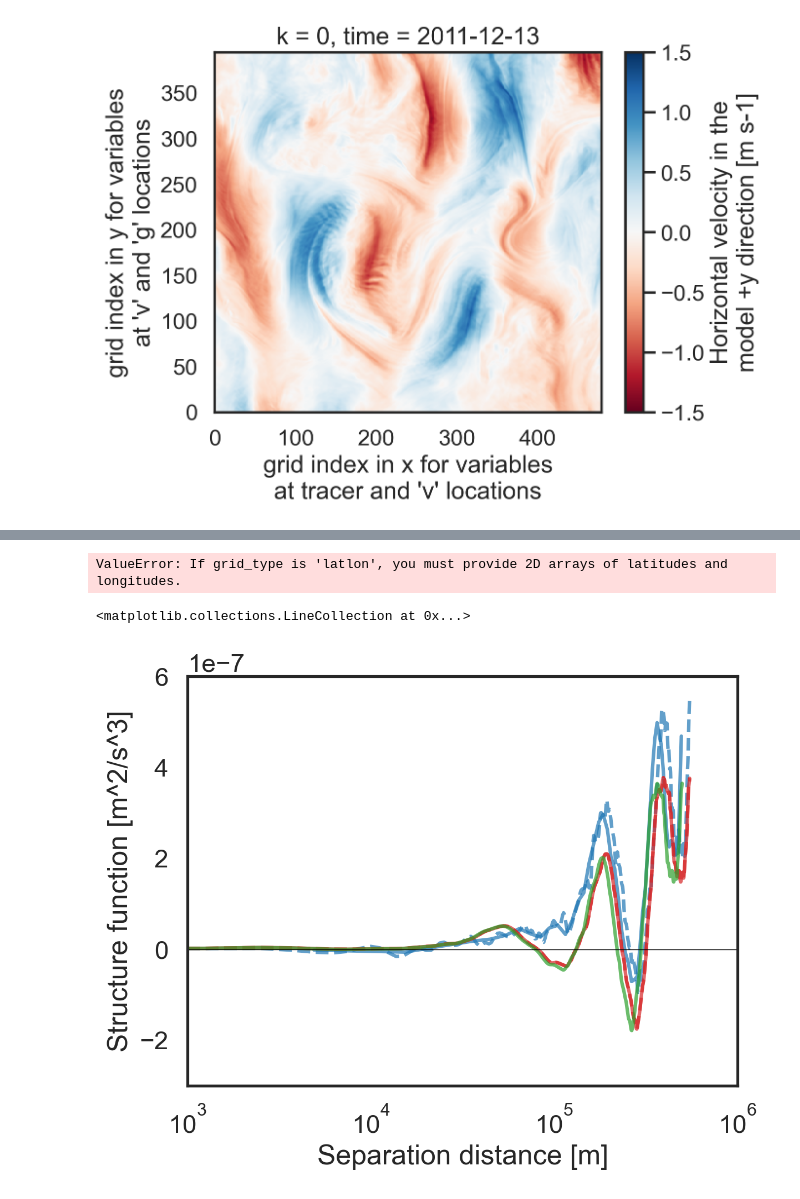
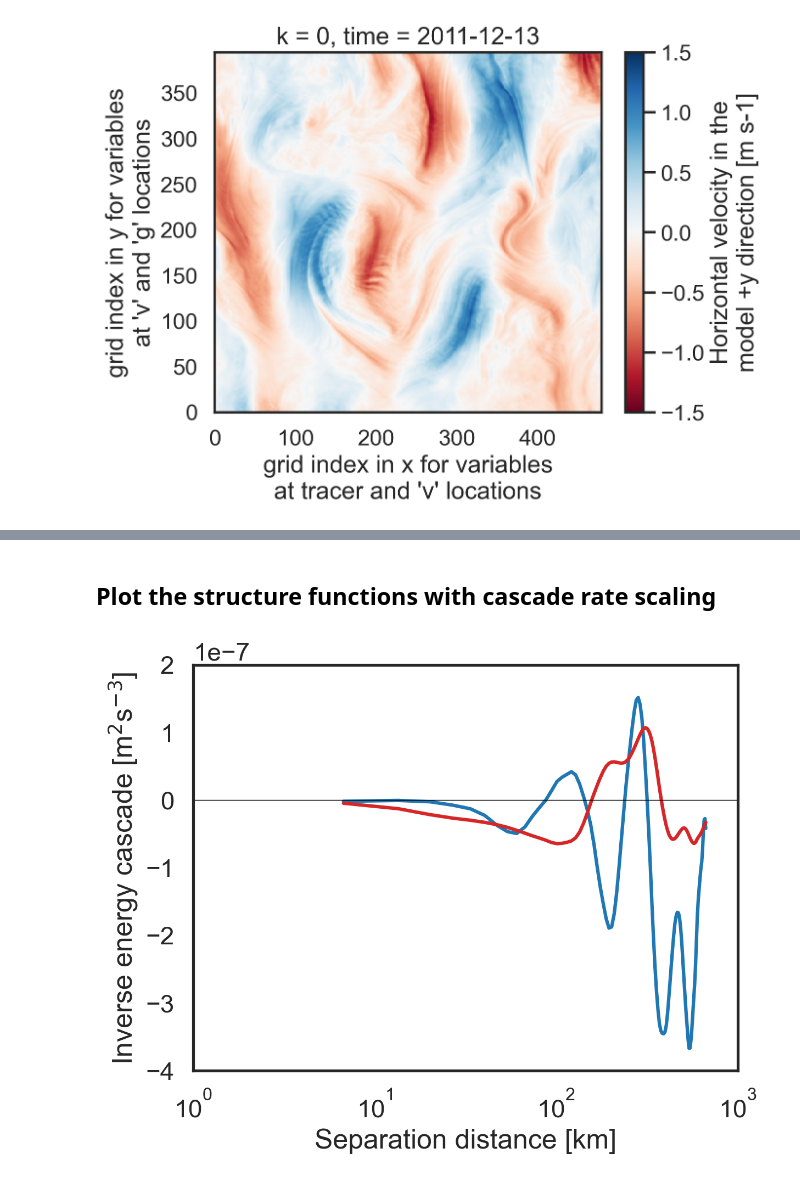
Before and after one commit to cassidymwagner/fluidsf, a Jupyter notebook: docs/source/ex_mitgcm.ipynb, the cells around one changed output, grey strips where cells are left out. Saved outputs shown, nothing was run; the diff lists cells and outputs as text; code cells hidden in the pictures.

Commit message:
finished mitgcm draft, removed from docs since latlon is not ready

```diff
--- a/docs/source/ex_mitgcm.ipynb
+++ b/docs/source/ex_mitgcm.ipynb
@@ -33,9 +33,7 @@ We will use `xarray` to load the `nc` file. The file used in this example is in
 
 **Note**: The ECCO data is not provided in the FluidSF repository, so you must instead access the data through [PO.DAAC](https://podaac.jpl.nasa.gov/dataset/MITgcm_LLC4320_Pre-SWOT_JPL_L4_ACC_SMST_v1.0) or other methods.
 # %%
-ds = xr.open_dataset(
-    "/Volumes/Promise Disk/data/mitgcm/acc_data/LLC4320_pre-SWOT_ACC_SMST_20111213.nc"
-)
+ds = xr.open_dataset("/path/to/ecco/data.nc")
 # %%
 ds = ds.isel(time=0, k=0)
 # %%
@@ -50,36 +54,35 @@ plt.show()
 # %%
 sf = fluidsf.generate_structure_functions(
-    ds.U.values,
-    ds.V.values,
-    y=ds.XC.values[0,:],
-    x=ds.YC.values[:,0],
+    u=ds.U.values,
+    v=ds.V.values,
+    lons=ds.XC.values,
+    lats=ds.YC.values,
     sf_type=["ASF_V", "LLL"],
     boundary=None,
-    dx=ds.DXC.values[0,:],
-    dy=ds.DYC.values[:,0],
     grid_type="latlon",
+    nbins=100,
 )
-# %% [output]
-ValueError: If grid_type is 'latlon', you must provide 2D arrays of latitudes and longitudes.
+# %% [markdown]
+## Plot the structure functions with cascade rate scaling
 # %%
 plt.semilogx(
-    sf["x-diffs"]/1e3,
-    -sf["SF_advection_velocity_x"] / 2,
+    sf["x-diffs"] / 1e3,
+    sf["SF_advection_velocity_x"] / 2,
     color="tab:blue",
     label="ASF$_V$",
 )
 
 plt.semilogx(
-    sf["x-diffs"],
-    -2 * sf["SF_LLL_x"] / (3 * sf["x-diffs"]),
+    sf["x-diffs"] / 1e3,
+    2 * sf["SF_LLL_x"] / (3 * sf["x-diffs"]),
     color="tab:red",
-    label="SF$_{LLL}$",)
+    label="SF$_{LLL}$",
+)
 
 plt.xlabel("Separation distance [km]")
-plt.ylabel("Structure function [m^2/s^3]")
+plt.ylabel("Inverse energy cascade [m$^2$s$^{-3}$]")
 plt.xlim(1e0, 1e3)
-plt.ylim(-3e-7, 6e-7)
-plt.hlines(0, 1e3, 1e6, color="black", lw=0.5);
+plt.ylim(-4e-7, 2e-7)
+plt.hlines(0, 1e0, 1e3, color="black", lw=0.5);
 # %% [output]
-<matplotlib.collections.LineCollection at 0x...>
-[figure, old version]
+[figure, new version]
```
Also changed, not shown: parts of 2 cells of this notebook, 1 other file.
